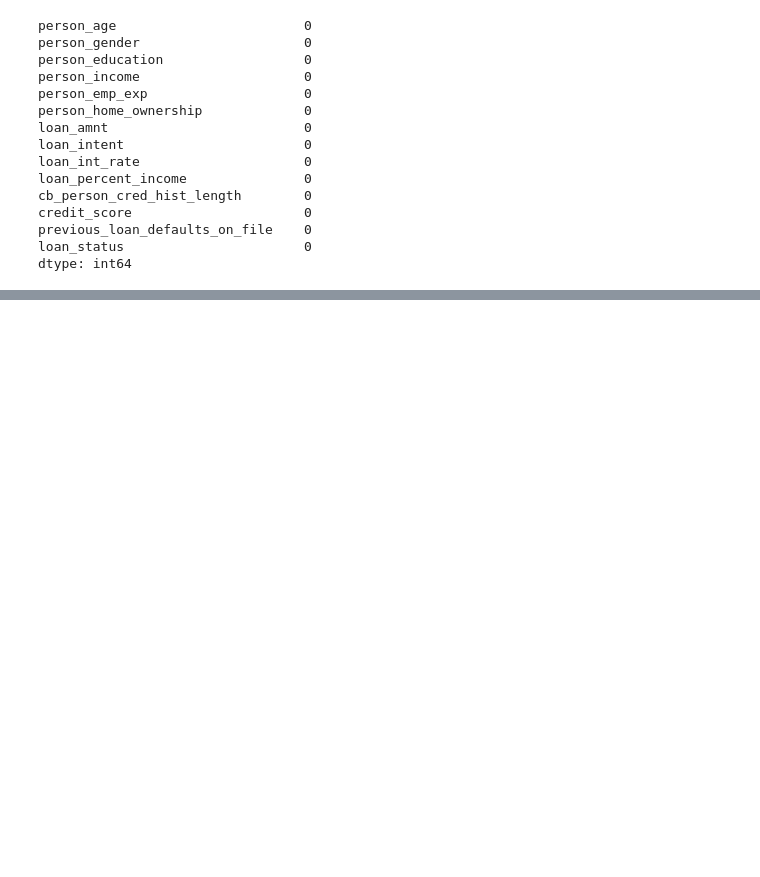
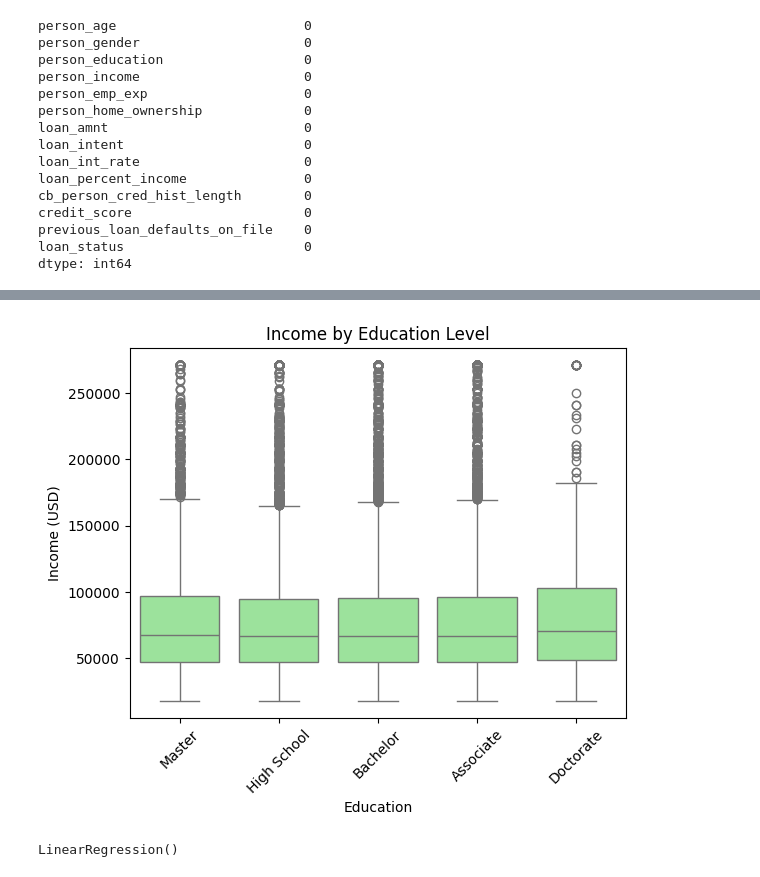
Before and after one commit to Kos-en/Pythia, a Jupyter notebook: weakest_olympians/nike.ipynb, the cells around one changed output, grey strips where cells are left out. Saved outputs shown, nothing was run; the diff lists cells and outputs as text; code cells hidden in the pictures; blank space fills up the shorter version.

```diff
--- a/weakest_olympians/nike.ipynb
+++ b/weakest_olympians/nike.ipynb
@@ -70,0 +113,10 @@ plt.show()
+# %%
+# Boxplot showing distribution of education and income
+sns.boxplot(x="person_education", y="person_income", data=df ,color="lightgreen")
+plt.title("Income by Education Level")
+plt.xlabel("Education")
+plt.ylabel("Income (USD)")
+plt.xticks(rotation=45)
+plt.show()
+# %% [output]
+[figure, added]
@@ -70,0 +142,8 @@ plt.show()
+# %%
+# selecting model
+model_lm= LinearRegression()
+
+#train model
+model_lm.fit(X_train,Y_train)
+# %% [output]
+LinearRegression()
```
Also changed, not shown: parts of 17 cells of this notebook.
